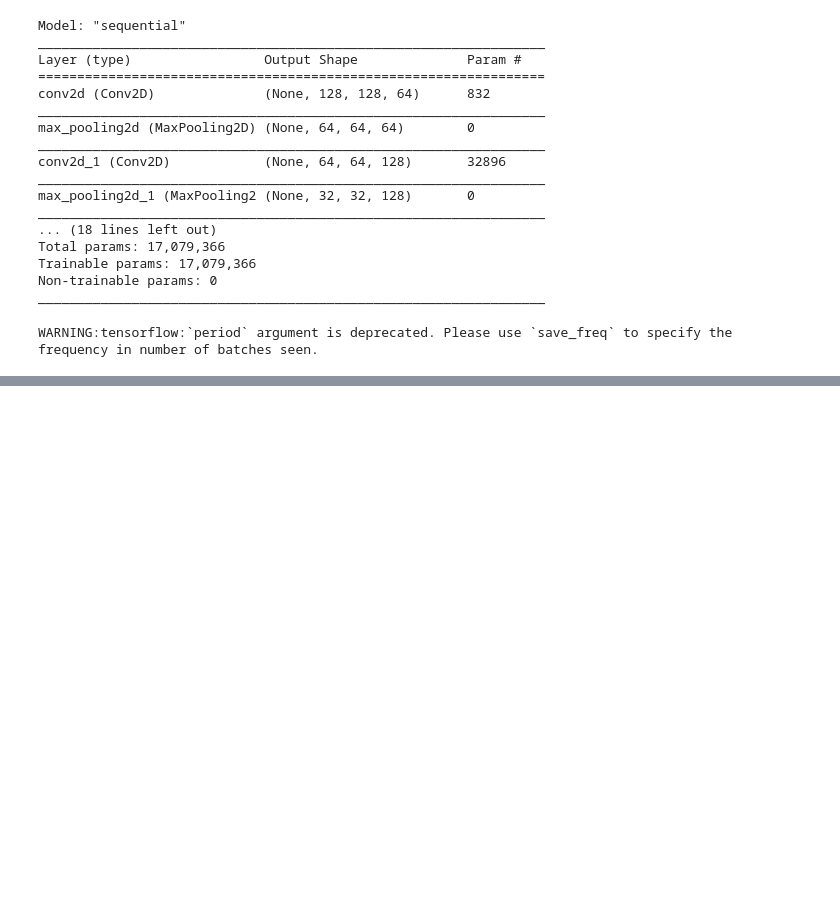
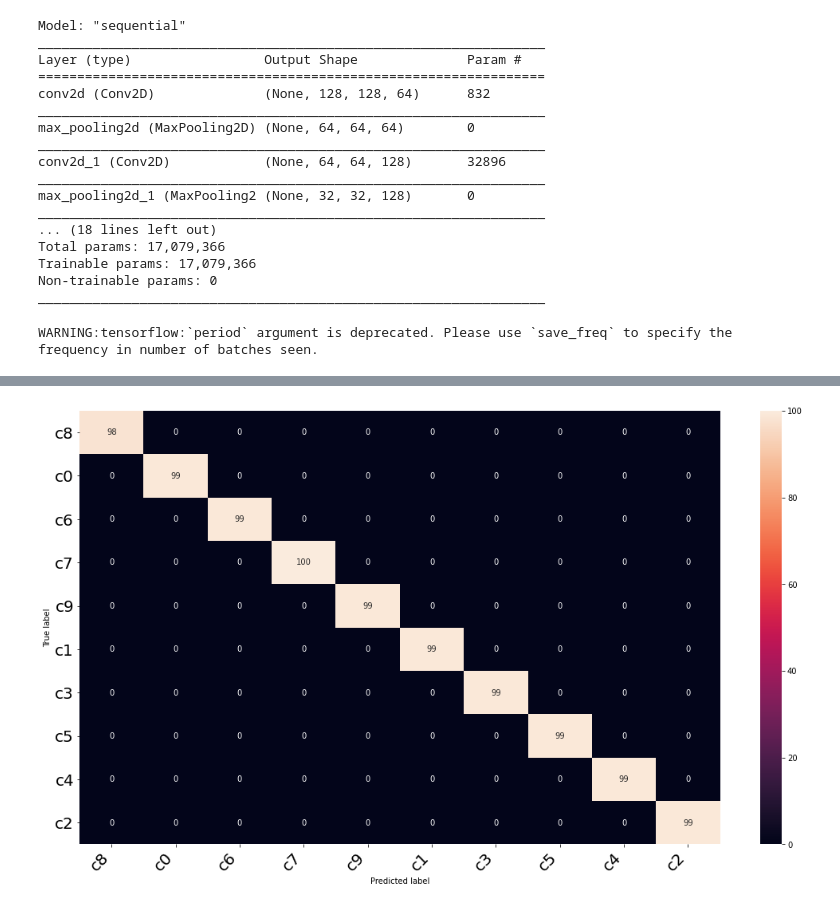
Before and after one commit to Marirs27/Final-Year-Project, a Jupyter notebook: CNN_model.ipynb, the cells around one changed output, grey strips where cells are left out. Drawn from its saved outputs; the diff is of its cells as text; code cells hidden in the pictures; blank space fills up the shorter version.

```diff
--- a/CNN_model.ipynb
+++ b/CNN_model.ipynb
@@ -212,0 +197,45 @@ NameError: name 'plt' is not defined
+# %%
+def print_confusion_matrix(confusion_matrix, class_names, figsize = (10,7), fontsize=14):
+    df_cm = pd.DataFrame(
+        confusion_matrix, index=class_names, columns=class_names,
+    )
+    fig = plt.figure(figsize=figsize)
+    try:
+        heatmap = sns.heatmap(df_cm, annot=True, fmt="d")
+    except ValueError:
+        raise ValueError("Confusion matrix values must be integers.")
+    heatmap.yaxis.set_ticklabels(heatmap.yaxis.get_ticklabels(), rotation=0, ha='right', fontsize=fontsize)
+    heatmap.xaxis.set_ticklabels(heatmap.xaxis.get_ticklabels(), rotation=45, ha='right', fontsize=fontsize)
+    plt.ylabel('True label')
+    plt.xlabel('Predicted label')
+    fig.savefig(os.path.join(MODEL_PATH,"confusion_matrix.png"))
+    return fig
+# %%
+def print_heatmap(n_labels, n_predictions, class_names):
+    labels = n_labels #sess.run(tf.argmax(n_labels, 1))
+    predictions = n_predictions #sess.run(tf.argmax(n_predictions, 1))
+
+#     confusion_matrix = sess.run(tf.contrib.metrics.confusion_matrix(labels, predictions))
+    matrix = confusion_matrix(labels.argmax(axis=1),predictions.argmax(axis=1))
+    row_sum = np.sum(matrix, axis = 1)
+    w, h = matrix.shape
+
+    c_m = np.zeros((w, h))
+
+    for i in range(h):
+        c_m[i] = matrix[i] * 100 / row_sum[i]
+
+    c = c_m.astype(dtype = np.uint8)
+
+
+    heatmap = print_confusion_matrix(c, class_names, figsize=(18,10), fontsize=20)
+# %%
+class_names = list()
+for name,idx in labels_id.items():
+    class_names.append(name)
+# print(class_names)
+ypred = model.predict(valid_tensors)
+# %%
+print_heatmap(ytest,ypred,class_names)
+# %% [output]
+[figure, added]
```
Also changed, not shown: parts of 4 cells of this notebook, 8 other files.
